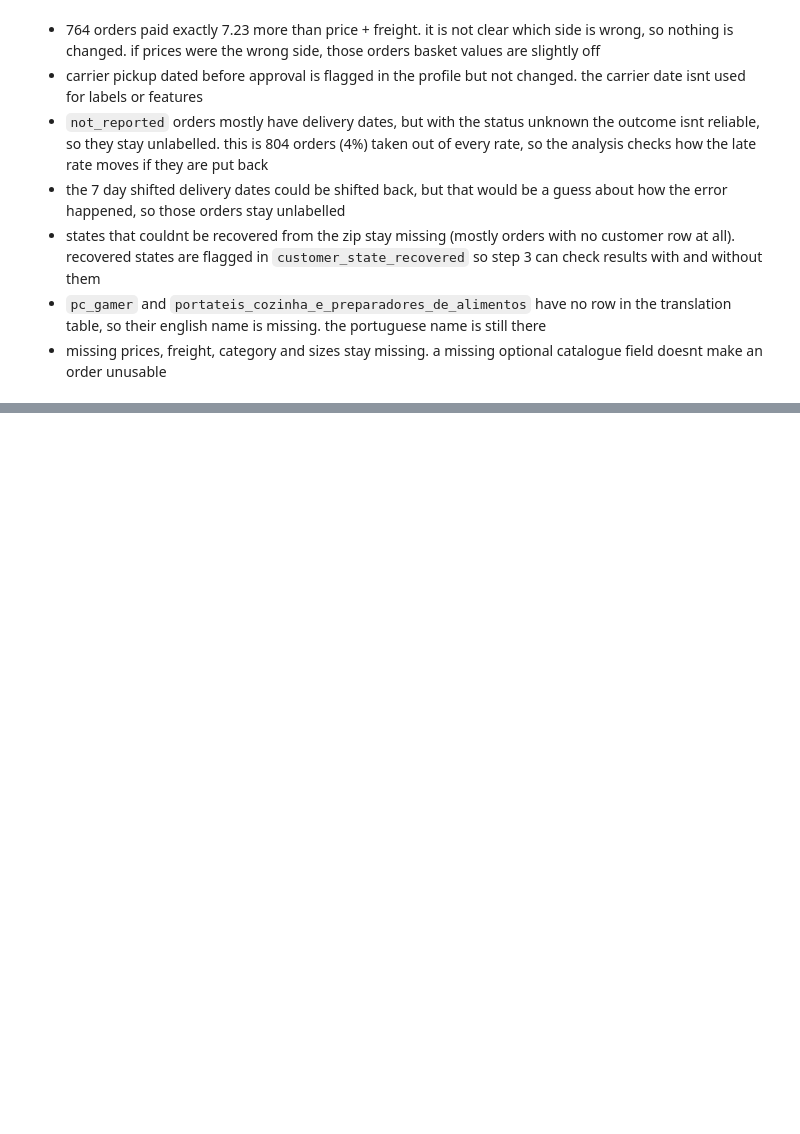
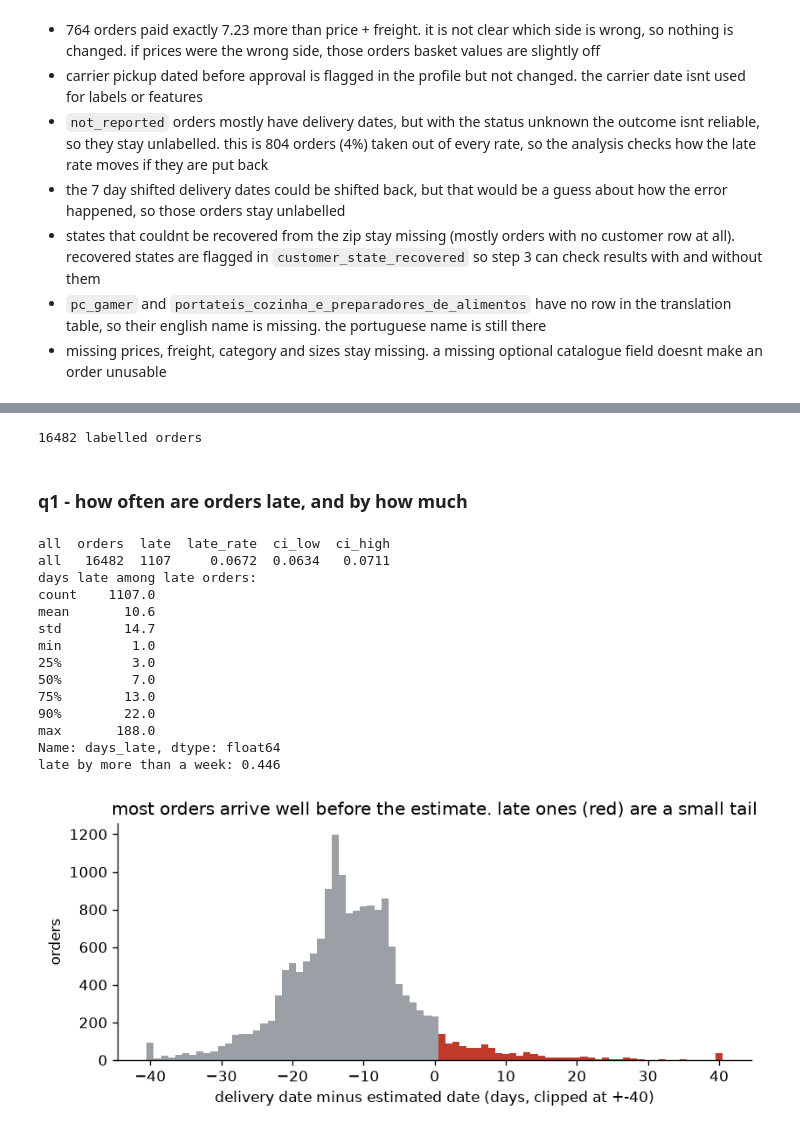
Before and after one commit to 11NOel11/eng2040-assignment1, a Jupyter notebook: pipeline.ipynb, the cells around one changed output, grey strips where cells are left out. Cells and saved outputs as stored; diff of their text form; code cells hidden in the pictures; blank space fills up the shorter version.

Commit message:
feat: add step 3 analysis with intervals and sensitivity checks
late rate, delay sizes, lead time and state answers with chart data saved

```diff
--- a/pipeline.ipynb
+++ b/pipeline.ipynb
@@ -635,0 +644,66 @@ done(in_memory_MB={"orders": mb(o.memory_usage(deep=True).sum()), "items": mb(it
+# %%
+import matplotlib.pyplot as plt
+import numpy as np
+
+OUT, done = track("03_eda")
+o = pd.read_parquet(ROOT / "data" / "02_clean" / "orders_clean.parquet")
+lab = o[o.unlabelled_reason.isna()].copy()
+lab["late"] = lab.delivered_after_estimate.astype(int)
+lab["lead_days"] = (lab.order_estimated_delivery_date - lab.order_approved_at).dt.total_seconds() / 86400
+
+def wilson(k, n, z=1.96):
+    # 95% interval for a rate k/n
+    p = k / n
+    c = (p + z**2 / (2 * n)) / (1 + z**2 / n)
+    h = z * np.sqrt(p * (1 - p) / n + z**2 / (4 * n**2)) / (1 + z**2 / n)
+    return c - h, c + h
+
+def rate(df, by=None):
+    g = df.groupby(by, observed=True) if by else df.assign(all="all").groupby("all")
+    r = g.late.agg(orders="size", late="sum").reset_index()
+    r["late_rate"] = r.late / r.orders
+    r["ci_low"], r["ci_high"] = wilson(r.late, r.orders)
+    return r
+
+plt.rcParams.update({"figure.dpi": 120, "axes.spines.top": False, "axes.spines.right": False, "font.size": 10})
+HI, GREY = "#c0392b", "#9aa0a6"
+print(len(lab), "labelled orders")
+# %% [output]
+16482 labelled orders
+# %% [markdown]
+### q1 - how often are orders late, and by how much
+# %%
+q1 = rate(lab)
+dl = lab.days_late
+late_days = dl[dl > 0]
+q1_delay = late_days.describe(percentiles=[.25, .5, .75, .9]).round(1)
+print(q1.round(4).to_string(index=False))
+print("days late among late orders:"); print(q1_delay)
+print("late by more than a week:", round((late_days > 7).mean(), 3))
+
+counts = dl.clip(-40, 40).value_counts().sort_index()
+fig, ax = plt.subplots(figsize=(7, 3.2))
+ax.bar(counts.index, counts.values, color=[HI if d > 0 else GREY for d in counts.index], width=1)
+ax.set_xlabel("delivery date minus estimated date (days, clipped at +-40)")
+ax.set_ylabel("orders")
+ax.set_title("most orders arrive well before the estimate. late ones (red) are a small tail")
+fig.tight_layout(); fig.savefig(OUT / "q1_days_vs_estimate.png"); plt.show()
+counts.rename("orders").rename_axis("days_vs_estimate").to_csv(OUT / "q1_days_vs_estimate.csv")
+q1.to_csv(OUT / "q1_late_rate.csv", index=False)
+q1_delay.rename("days").to_csv(OUT / "q1_delay_among_late.csv")
+# %% [output]
+all  orders  late  late_rate  ci_low  ci_high
+all   16482  1107     0.0672  0.0634   0.0711
+days late among late orders:
+count    1107.0
+mean       10.6
+std        14.7
+min         1.0
+25%         3.0
+50%         7.0
+75%        13.0
+90%        22.0
+max       188.0
+Name: days_late, dtype: float64
+late by more than a week: 0.446
+[figure, added]
```
Also changed, not shown: parts of 12 cells of this notebook, 1 other file.
